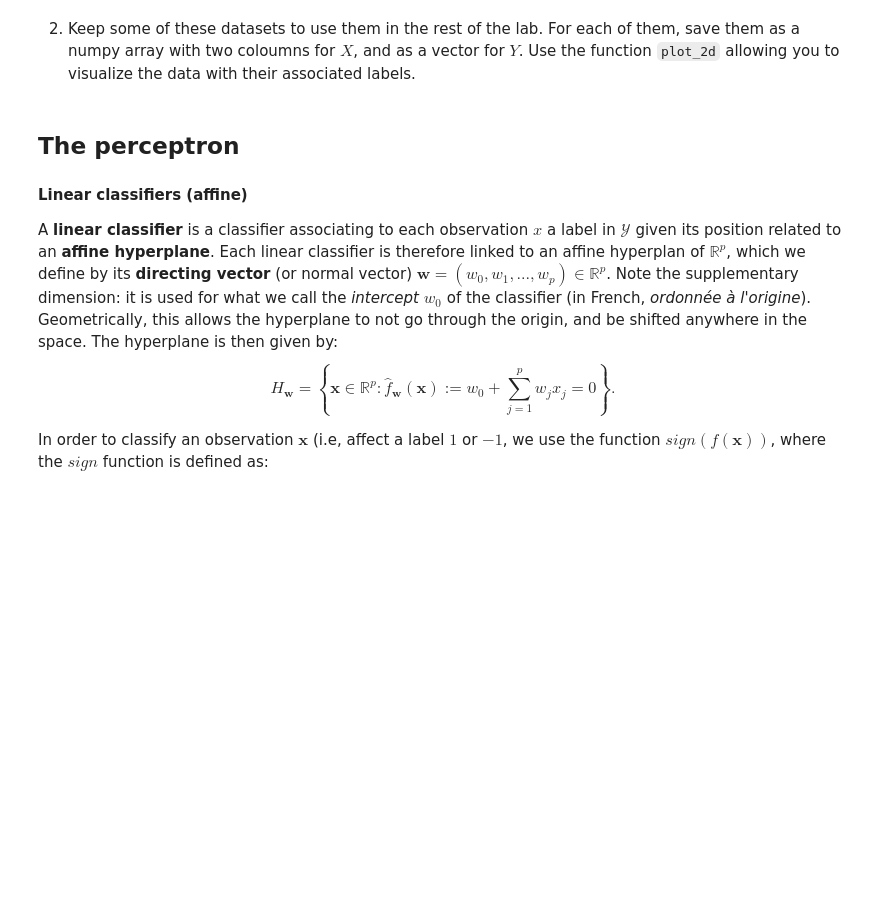
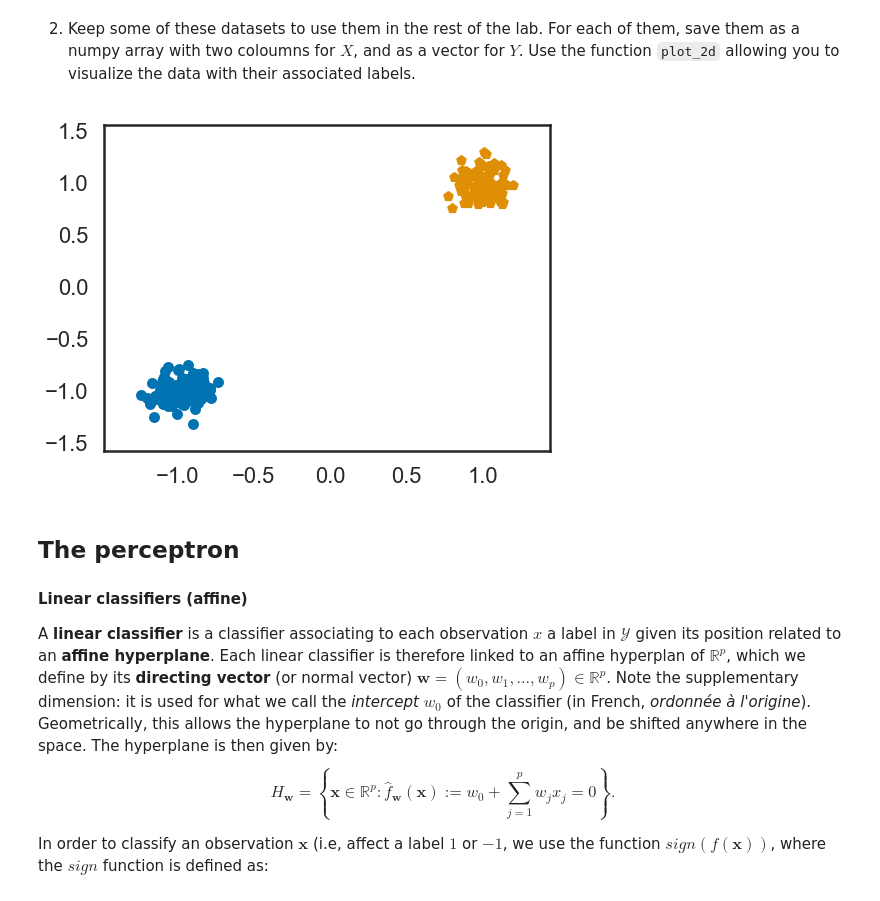
Before and after one commit to r-jaylet/data_science, a Jupyter notebook: SD210-ML/TP_perceptron.ipynb, the cells around one changed output. Cells and saved outputs as stored; diff of their text form; code cells hidden in the pictures; blank space fills up the shorter version.

```diff
--- a/SD210-ML/TP_perceptron.ipynb
+++ b/SD210-ML/TP_perceptron.ipynb
@@ -126,6 +162,12 @@ def plot_2d(X, y, w=None, step=50, alpha_choice=1):
                  [min_tot0 * -w[1] / w[2] - w[0] / w[2],
                   max_tot0 * -w[1] / w[2] - w[0] / w[2]],
                  "k", alpha=alpha_choice)
+# %%
+X_bi = data_bi[0]
+Y_bi = data_bi[1]
+plot_2d(X_bi, Y_bi)
+# %% [output]
+[figure, added]
 # %% [markdown]
 ## The perceptron
 
```
Also changed, not shown: parts of 19 cells of this notebook, 1 other file.
